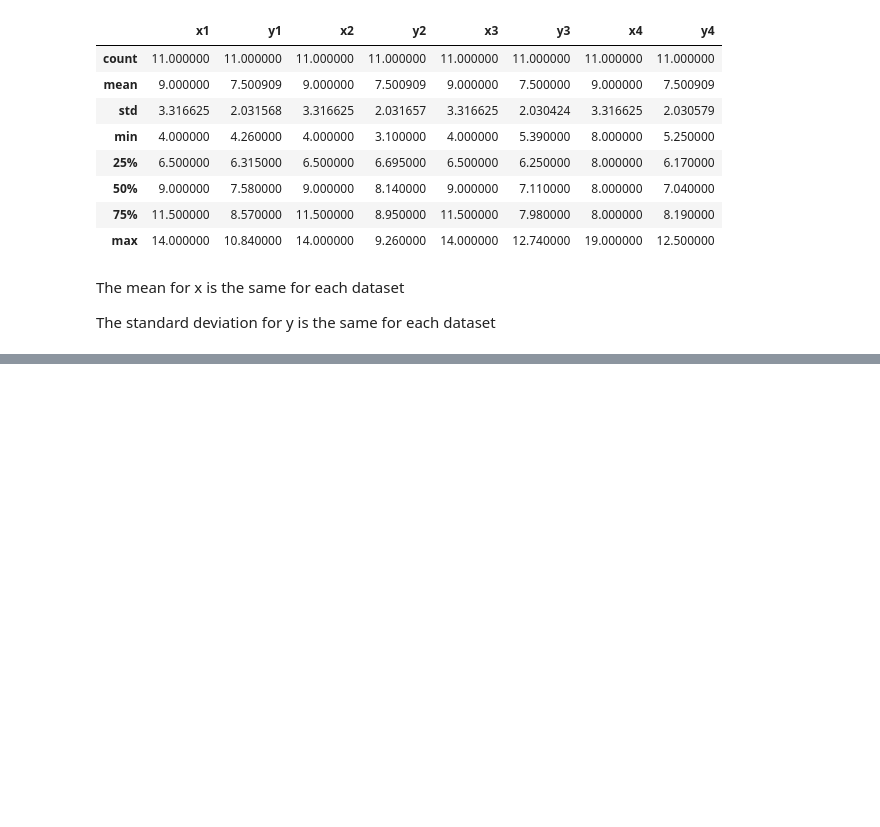
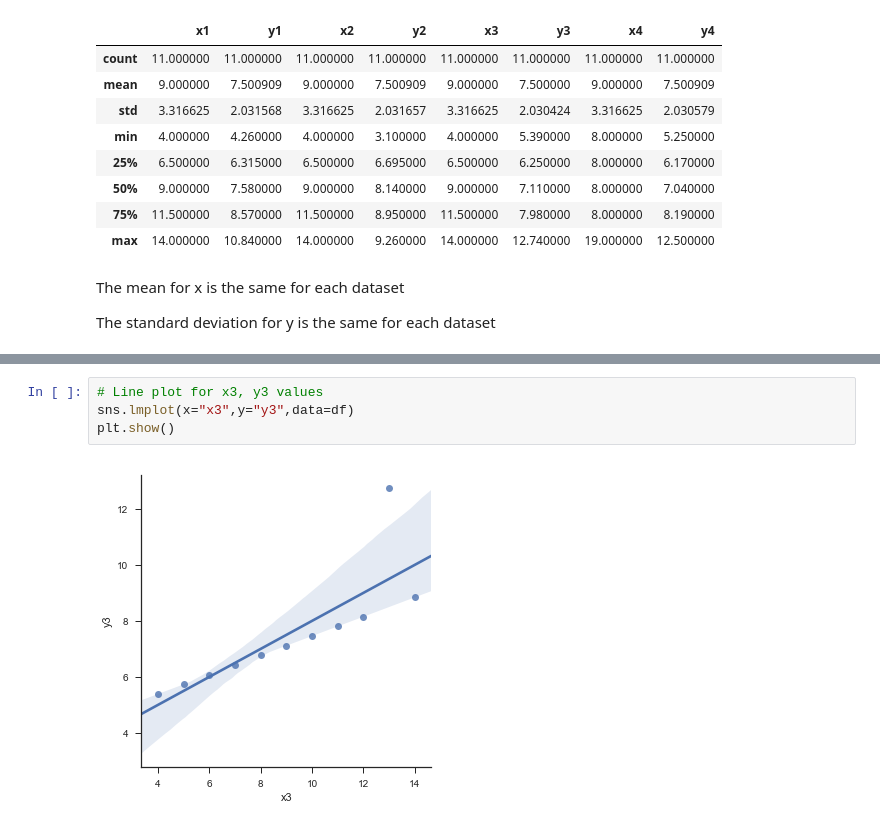
Before and after one commit to GraceAKelly/Anscombe-s-quartet-dataset, a Jupyter notebook: Anscombe’s Quartet Dataset.ipynb, the cells around one changed output, grey strips where cells are left out. Drawn from its saved outputs; the diff is of its cells as text; blank space fills up the shorter version.

```diff
--- a/Anscombe’s Quartet Dataset.ipynb
+++ b/Anscombe’s Quartet Dataset.ipynb
@@ -77,0 +85,6 @@ plt.show()
+# %%
+# Line plot for x3, y3 values
+sns.lmplot(x="x3",y="y3",data=df)
+plt.show()
+# %% [output]
+[figure, added]
```
Also changed, not shown: parts of 4 cells of this notebook.
